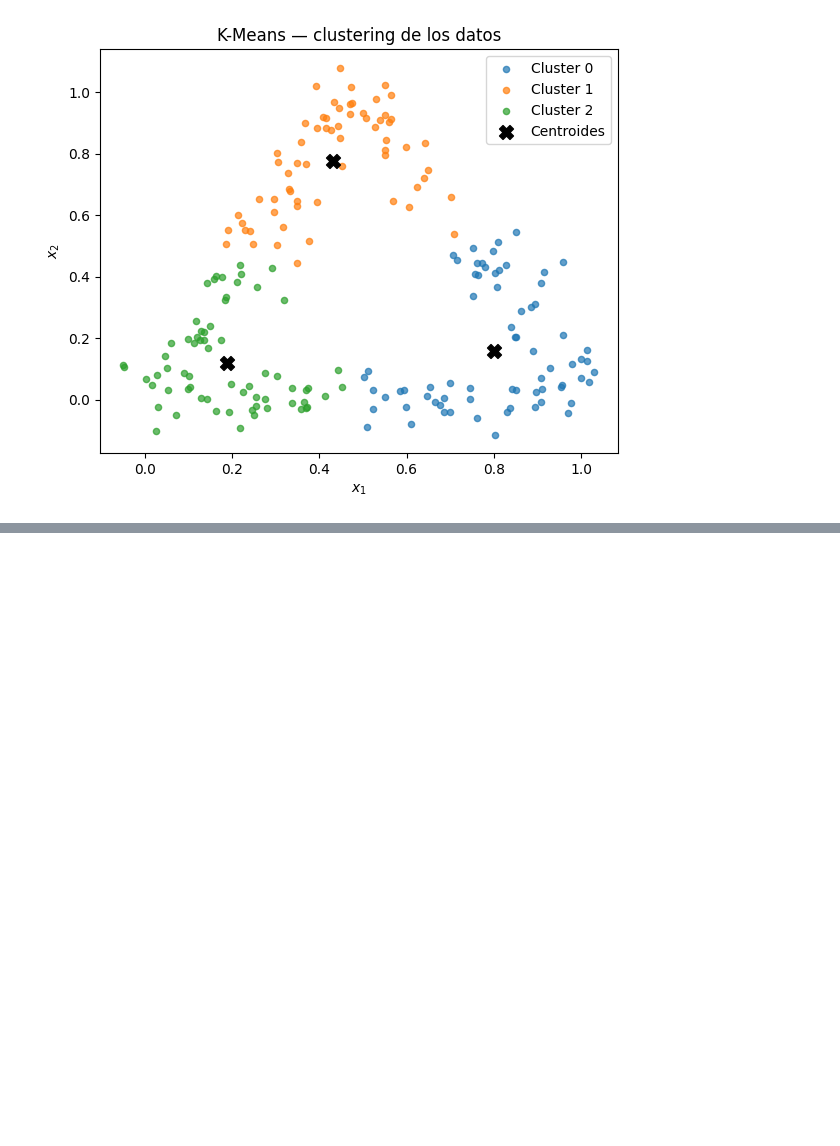
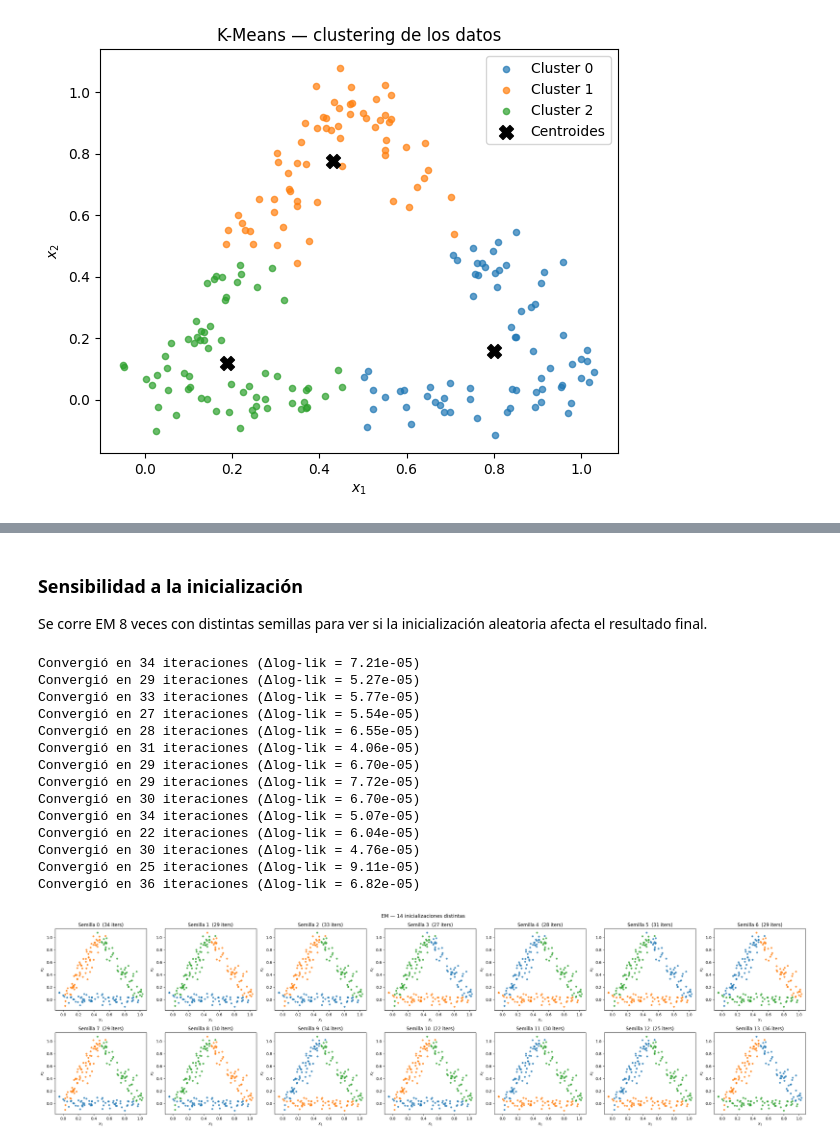
Before and after one commit to Fjmoya-uba/Taller-Procesamiento-Se-ales, a Jupyter notebook: TPs/TPS_07_Francisco_Javier_Moya.ipynb, the cells around one changed output, grey strips where cells are left out. Drawn from its saved outputs; the diff is of its cells as text; code cells hidden in the pictures; blank space fills up the shorter version.

```diff
--- a/TPs/TPS_07_Francisco_Javier_Moya.ipynb
+++ b/TPs/TPS_07_Francisco_Javier_Moya.ipynb
@@ -162,0 +329,44 @@ Para capturar correctamente la geometría alargada de cada lado se necesita un m
+# %% [markdown]
+### Sensibilidad a la inicialización
+
+Se corre EM 8 veces con distintas semillas para ver si la inicialización aleatoria afecta el resultado final.
+# %%
+n_runs = 14
+seeds = range(n_runs)
+colors = ['tab:blue', 'tab:orange', 'tab:green']
+
+fig, axes = plt.subplots(2, 7, figsize=(28, 8))
+axes = axes.ravel()
+
+for i, seed in enumerate(seeds):
+    em_i = EM(k=3, random_state=seed)
+    em_i.fit(X)
+    labels_i = em_i.predict(X)
+
+    ax = axes[i]
+    for j in range(em_i.k):
+        mask = labels_i == j
+        ax.scatter(X[mask, 0], X[mask, 1], s=15, alpha=0.7, color=colors[j])
+    ax.set_title(f'Semilla {seed}  ({em_i.n_iter_} iters)')
+    ax.set_xlabel('$x_1$')
+    ax.set_ylabel('$x_2$')
+
+plt.suptitle('EM — 14 inicializaciones distintas', fontsize=13)
+plt.tight_layout()
+plt.show()
+# %% [output]
+Convergió en 34 iteraciones (Δlog-lik = 7.21e-05)
+Convergió en 29 iteraciones (Δlog-lik = 5.27e-05)
+Convergió en 33 iteraciones (Δlog-lik = 5.77e-05)
+Convergió en 27 iteraciones (Δlog-lik = 5.54e-05)
+Convergió en 28 iteraciones (Δlog-lik = 6.55e-05)
+Convergió en 31 iteraciones (Δlog-lik = 4.06e-05)
+Convergió en 29 iteraciones (Δlog-lik = 6.70e-05)
+Convergió en 29 iteraciones (Δlog-lik = 7.72e-05)
+Convergió en 30 iteraciones (Δlog-lik = 6.70e-05)
+Convergió en 34 iteraciones (Δlog-lik = 5.07e-05)
+Convergió en 22 iteraciones (Δlog-lik = 6.04e-05)
+Convergió en 30 iteraciones (Δlog-lik = 4.76e-05)
+Convergió en 25 iteraciones (Δlog-lik = 9.11e-05)
+Convergió en 36 iteraciones (Δlog-lik = 6.82e-05)
+[figure, added]
```
Also changed, not shown: parts of 11 cells of this notebook, 2 other files.
